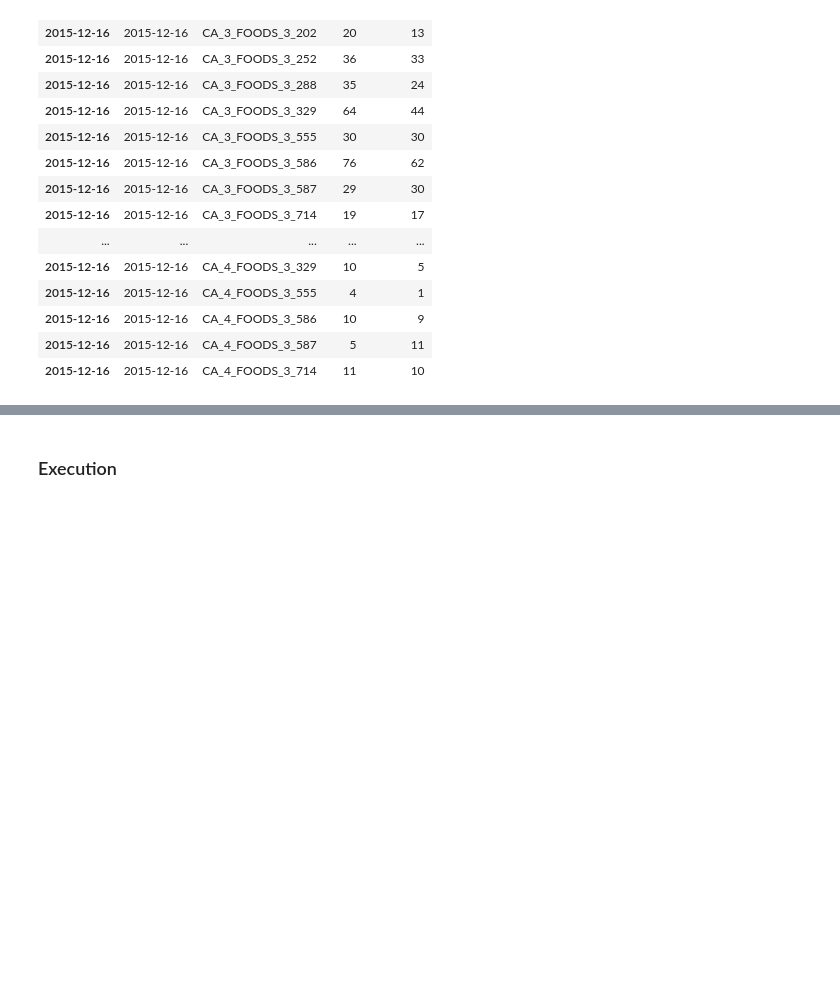
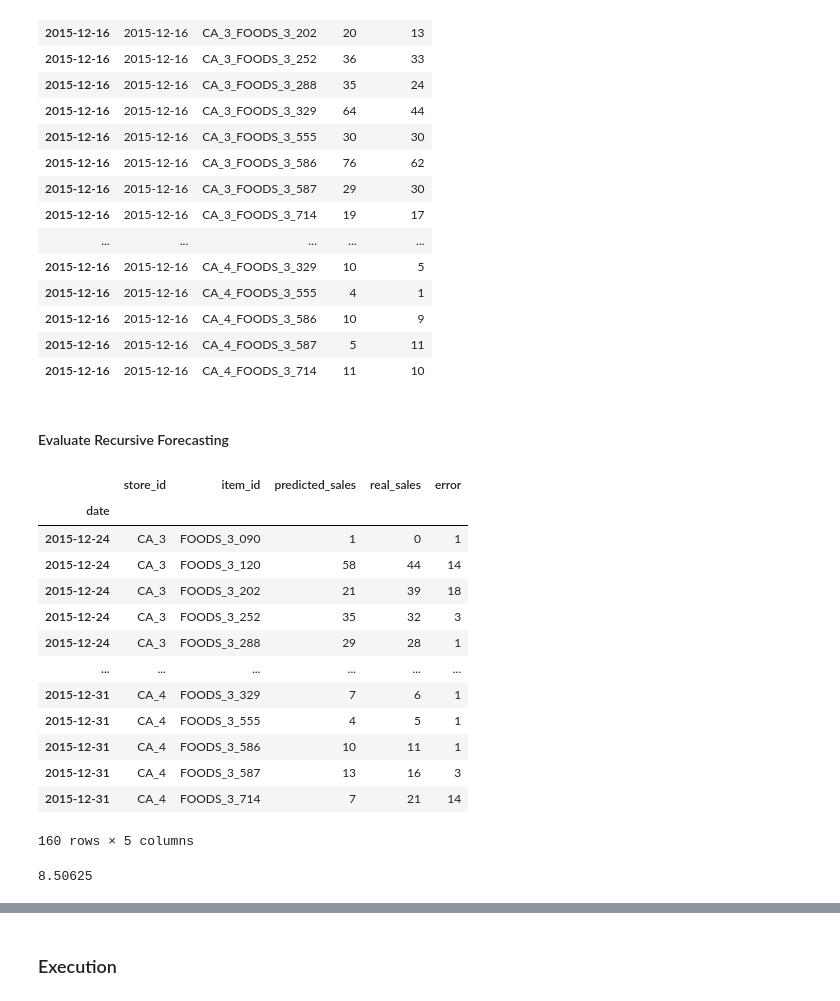
Before and after one commit to adrianriverof/Retail-Sales-Forecasting, a Jupyter notebook: 03_Notebooks/02_Development/07_Preparing_production_code.ipynb, the cells around one changed output, grey strips where cells are left out. Saved outputs shown, nothing was run; the diff lists cells and outputs as text; code cells hidden in the pictures; blank space fills up the shorter version.

```diff
--- a/03_Notebooks/02_Development/07_Preparing_production_code.ipynb
+++ b/03_Notebooks/02_Development/07_Preparing_production_code.ipynb
@@ -519,3 +519,5 @@ MAE =  5.2
 | 2015-12-16 | 2015-12-16 | CA_4_FOODS_3_586 | 10 | 9 |
 | 2015-12-16 | 2015-12-16 | CA_4_FOODS_3_587 | 5 | 11 |
 | 2015-12-16 | 2015-12-16 | CA_4_FOODS_3_714 | 11 | 10 |
+# %% [markdown]
+#### Evaluate Recursive Forecasting
@@ -521,0 +566,31 @@ MAE =  5.2
+# %%
+predict_vs_real = pd.merge(
+    forecast[['store_id',"item_id","sales"]],
+    val_df[['store_id',"item_id","sales"]],
+    on=["date","item_id", "store_id"],
+    how="inner"
+).rename(columns={"sales_x": "predicted_sales", "sales_y":"real_sales"})
+
+predict_vs_real['error'] = abs(predict_vs_real.predicted_sales - predict_vs_real.real_sales)
+
+
+predict_vs_real
+# %% [output]
+|  | store_id | item_id | predicted_sales | real_sales | error |
+| date |  |  |  |  |  |
+| 2015-12-24 | CA_3 | FOODS_3_090 | 1 | 0 | 1 |
+| 2015-12-24 | CA_3 | FOODS_3_120 | 58 | 44 | 14 |
+| 2015-12-24 | CA_3 | FOODS_3_202 | 21 | 39 | 18 |
+| 2015-12-24 | CA_3 | FOODS_3_252 | 35 | 32 | 3 |
+| 2015-12-24 | CA_3 | FOODS_3_288 | 29 | 28 | 1 |
+| ... | ... | ... | ... | ... | ... |
+| 2015-12-31 | CA_4 | FOODS_3_329 | 7 | 6 | 1 |
+| 2015-12-31 | CA_4 | FOODS_3_555 | 4 | 5 | 1 |
+| 2015-12-31 | CA_4 | FOODS_3_586 | 10 | 11 | 1 |
+| 2015-12-31 | CA_4 | FOODS_3_587 | 13 | 16 | 3 |
+| 2015-12-31 | CA_4 | FOODS_3_714 | 7 | 21 | 14 |
+160 rows × 5 columns
+# %%
+predict_vs_real.error.mean()
+# %% [output]
+8.50625
```
Also changed, not shown: parts of 6 cells of this notebook.
